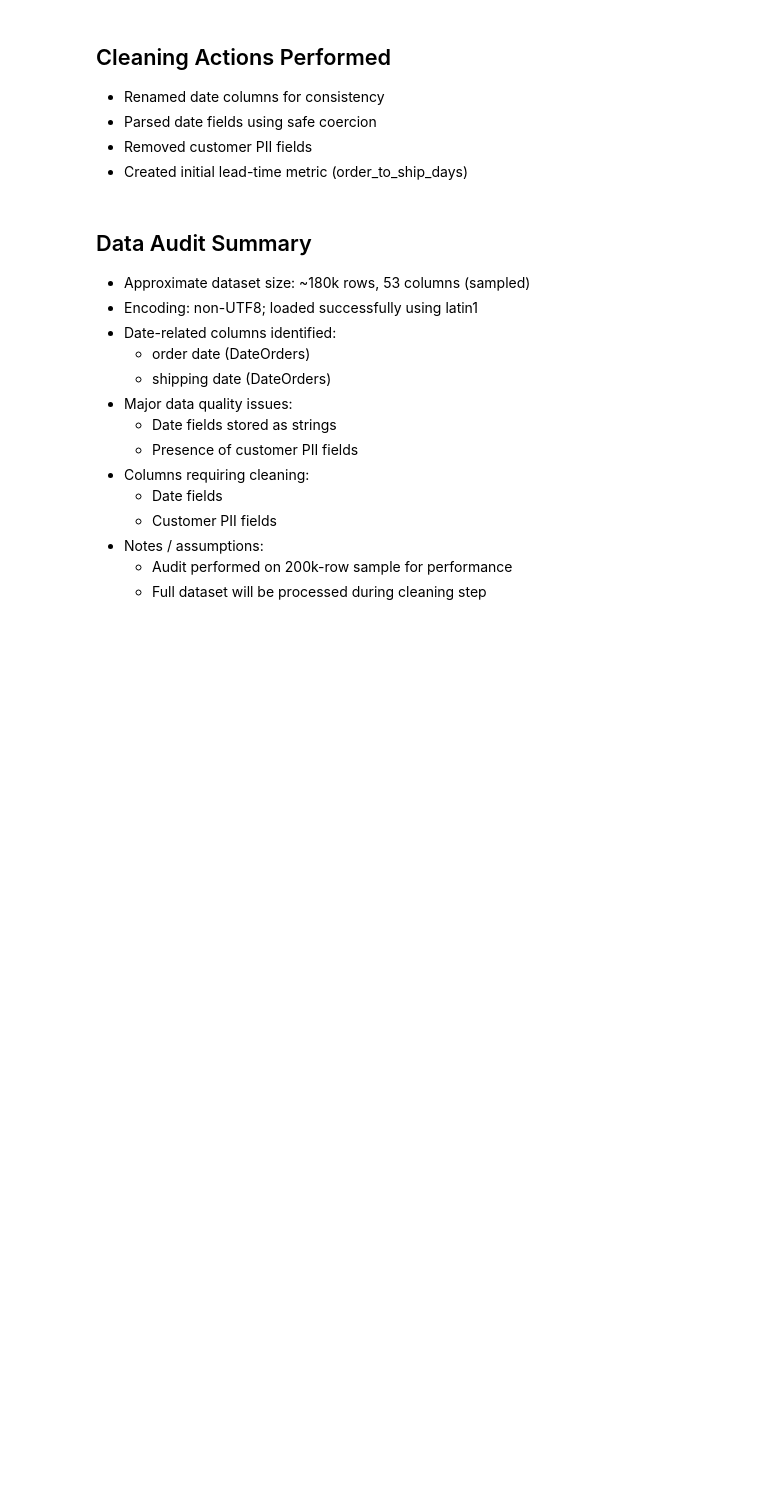
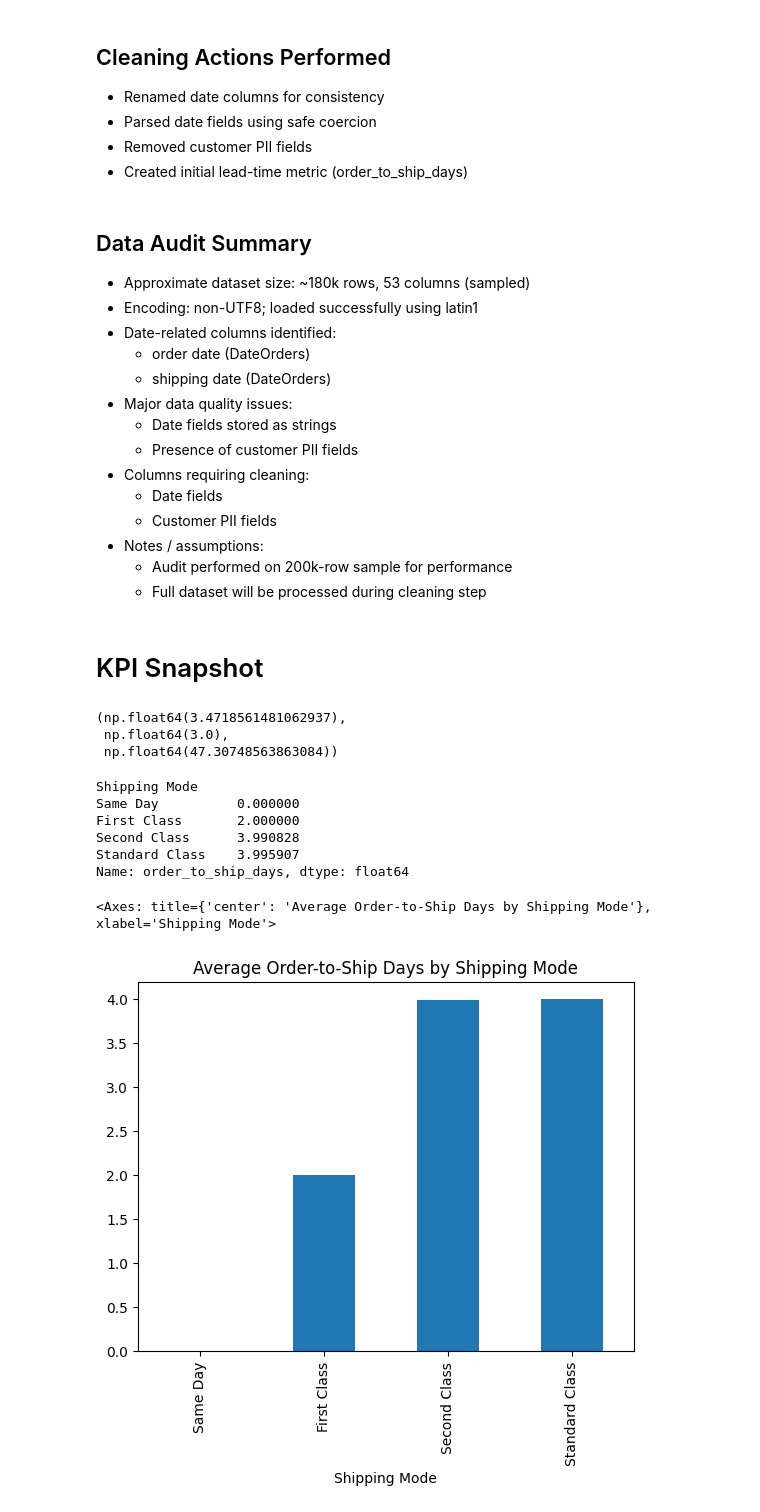
Before and after one commit to ruanbeets/supply-chain-data-cleaning, a Jupyter notebook: notebooks/01_data_audit_and_cleaning.ipynb, the cells around one changed output. Saved outputs shown, nothing was run; the diff lists cells and outputs as text; code cells hidden in the pictures; blank space fills up the shorter version.

Commit message:
Deliver cleaned supply-chain dataset with lead-time KPIs and executive summary

```diff
--- a/notebooks/01_data_audit_and_cleaning.ipynb
+++ b/notebooks/01_data_audit_and_cleaning.ipynb
@@ -144,3 +144,37 @@ Name: order_to_ship_days, dtype: float64
 - Notes / assumptions:
   - Audit performed on 200k-row sample for performance
   - Full dataset will be processed during cleaning step
+# %% [markdown]
+# KPI Snapshot
+# %%
+# Basic lead-time KPIs
+avg_lead_time = df["order_to_ship_days"].mean()
+median_lead_time = df["order_to_ship_days"].median()
+
+delay_rate = (df["order_to_ship_days"] > 3).mean() * 100
+
+avg_lead_by_mode = (
+    df.groupby("Shipping Mode")["order_to_ship_days"]
+      .mean()
+      .sort_values()
+)
+
+avg_lead_time, median_lead_time, delay_rate
+# %% [output]
+(np.float64(3.4718561481062937),
+ np.float64(3.0),
+ np.float64(47.30748563863084))
+# %%
+avg_lead_by_mode
+# %% [output]
+Shipping Mode
+Same Day          0.000000
+First Class       2.000000
+Second Class      3.990828
+Standard Class    3.995907
+Name: order_to_ship_days, dtype: float64
+# %%
+avg_lead_by_mode.plot(kind="bar", title="Average Order-to-Ship Days by Shipping Mode")
+# %% [output]
+<Axes: title={'center': 'Average Order-to-Ship Days by Shipping Mode'}, xlabel='Shipping Mode'>
+[figure, added]
```
Also changed, not shown: parts of 1 cell of this notebook, 1 other file.
